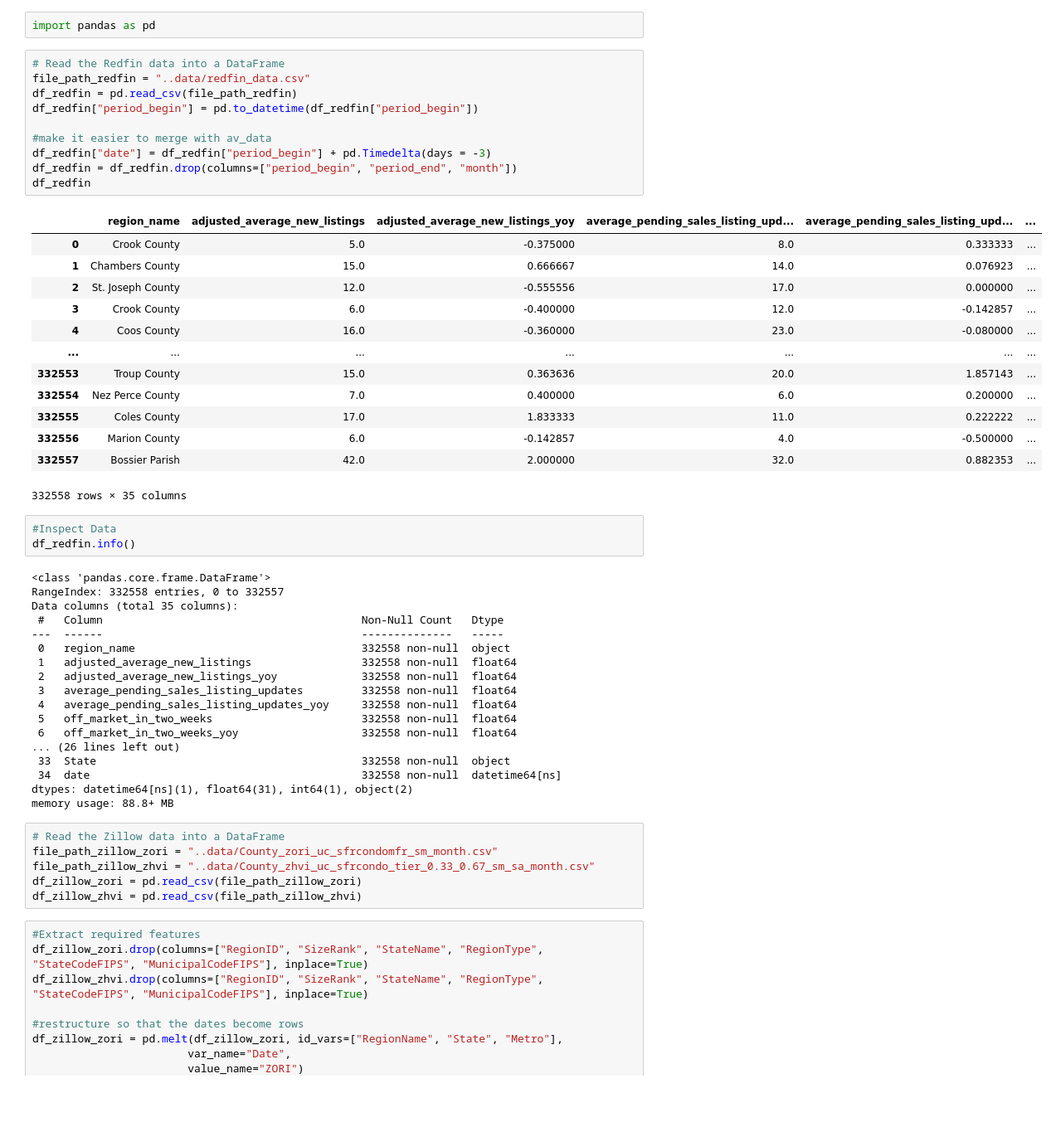
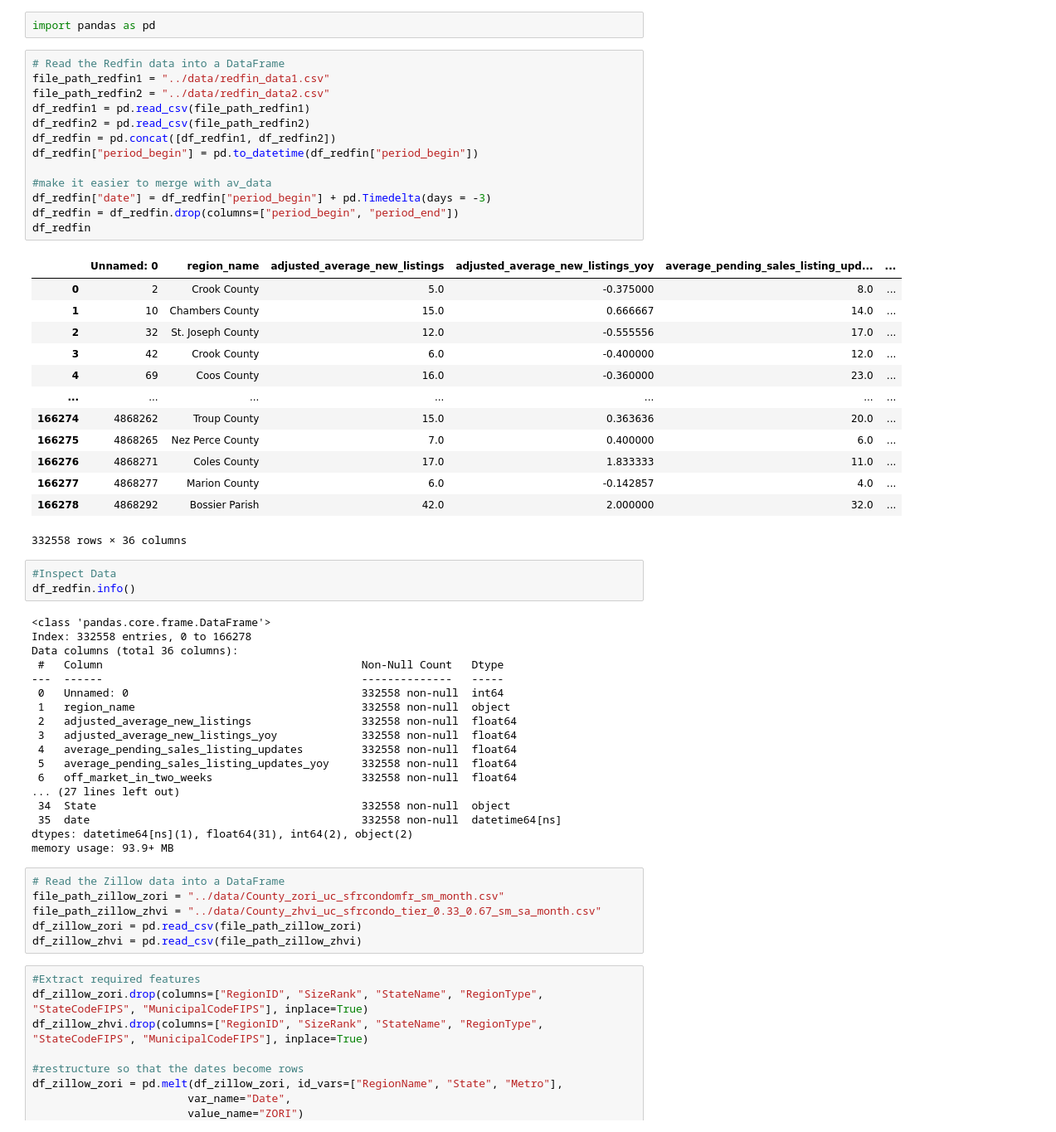
Before and after one commit to itsGarrin/us-residential-housing-price-prediction, a Jupyter notebook: notebooks/data_preprocessing.ipynb, the cells around one changed output. Shown at 83% size. Cells and saved outputs as stored; diff of their text form; blank space fills up the shorter version.

```diff
--- a/notebooks/data_preprocessing.ipynb
+++ b/notebooks/data_preprocessing.ipynb
@@ -9,53 +9,56 @@ Mounted at /content/drive
 import pandas as pd
 # %%
 # Read the Redfin data into a DataFrame
-file_path_redfin = "..data/redfin_data.csv"
-df_redfin = pd.read_csv(file_path_redfin)
+file_path_redfin1 = "../data/redfin_data1.csv"
+file_path_redfin2 = "../data/redfin_data2.csv"
+df_redfin1 = pd.read_csv(file_path_redfin1)
+df_redfin2 = pd.read_csv(file_path_redfin2)
+df_redfin = pd.concat([df_redfin1, df_redfin2])
 df_redfin["period_begin"] = pd.to_datetime(df_redfin["period_begin"])
 
 #make it easier to merge with av_data
 df_redfin["date"] = df_redfin["period_begin"] + pd.Timedelta(days = -3)
-df_redfin = df_redfin.drop(columns=["period_begin", "period_end", "month"])
+df_redfin = df_redfin.drop(columns=["period_begin", "period_end"])
 df_redfin
 # %% [output]
-|  | region_name | adjusted_average_new_listings | adjusted_average_new_listings_yoy | average_pending_sales_listing_upd... | average_pending_sales_listing_upd... | ... |
-| 0 | Crook County | 5.0 | -0.375000 | 8.0 | 0.333333 | ... |
-| 1 | Chambers County | 15.0 | 0.666667 | 14.0 | 0.076923 | ... |
-| 2 | St. Joseph County | 12.0 | -0.555556 | 17.0 | 0.000000 | ... |
-| 3 | Crook County | 6.0 | -0.400000 | 12.0 | -0.142857 | ... |
-| 4 | Coos County | 16.0 | -0.360000 | 23.0 | -0.080000 | ... |
+|  | Unnamed: 0 | region_name | adjusted_average_new_listings | adjusted_average_new_listings_yoy | average_pending_sales_listing_upd... | ... |
+| 0 | 2 | Crook County | 5.0 | -0.375000 | 8.0 | ... |
+| 1 | 10 | Chambers County | 15.0 | 0.666667 | 14.0 | ... |
+| 2 | 32 | St. Joseph County | 12.0 | -0.555556 | 17.0 | ... |
+| 3 | 42 | Crook County | 6.0 | -0.400000 | 12.0 | ... |
+| 4 | 69 | Coos County | 16.0 | -0.360000 | 23.0 | ... |
 | ... | ... | ... | ... | ... | ... | ... |
-| 332553 | Troup County | 15.0 | 0.363636 | 20.0 | 1.857143 | ... |
-| 332554 | Nez Perce County | 7.0 | 0.400000 | 6.0 | 0.200000 | ... |
-| 332555 | Coles County | 17.0 | 1.833333 | 11.0 | 0.222222 | ... |
-| 332556 | Marion County | 6.0 | -0.142857 | 4.0 | -0.500000 | ... |
-| 332557 | Bossier Parish | 42.0 | 2.000000 | 32.0 | 0.882353 | ... |
+| 166274 | 4868262 | Troup County | 15.0 | 0.363636 | 20.0 | ... |
+| 166275 | 4868265 | Nez Perce County | 7.0 | 0.400000 | 6.0 | ... |
+| 166276 | 4868271 | Coles County | 17.0 | 1.833333 | 11.0 | ... |
+| 166277 | 4868277 | Marion County | 6.0 | -0.142857 | 4.0 | ... |
+| 166278 | 4868292 | Bossier Parish | 42.0 | 2.000000 | 32.0 | ... |
-332558 rows × 35 columns
+332558 rows × 36 columns
 # %%
 #Inspect Data
 df_redfin.info()
 # %% [output]
 <class 'pandas.core.frame.DataFrame'>
-RangeIndex: 332558 entries, 0 to 332557
-Data columns (total 35 columns):
+Index: 332558 entries, 0 to 166278
+Data columns (total 36 columns):
  #   Column                                        Non-Null Count   Dtype
 ---  ------                                        --------------   -----
- 0   region_name                                   332558 non-null  object
- 1   adjusted_average_new_listings                 332558 non-null  float64
- 2   adjusted_average_new_listings_yoy             332558 non-null  float64
- 3   average_pending_sales_listing_updates         332558 non-null  float64
- 4   average_pending_sales_listing_updates_yoy     332558 non-null  float64
- 5   off_market_in_two_weeks                       332558 non-null  float64
- 6   off_market_in_two_weeks_yoy                   332558 non-null  float64
-... (26 lines left out)
- 33  State                                         332558 non-null  object
- 34  date                                          332558 non-null  datetime64[ns]
-dtypes: datetime64[ns](1), float64(31), int64(1), object(2)
-memory usage: 88.8+ MB
+ 0   Unnamed: 0                                    332558 non-null  int64
+ 1   region_name                                   332558 non-null  object
+ 2   adjusted_average_new_listings                 332558 non-null  float64
+ 3   adjusted_average_new_listings_yoy             332558 non-null  float64
+ 4   average_pending_sales_listing_updates         332558 non-null  float64
+ 5   average_pending_sales_listing_updates_yoy     332558 non-null  float64
+ 6   off_market_in_two_weeks                       332558 non-null  float64
+... (27 lines left out)
+ 34  State                                         332558 non-null  object
+ 35  date                                          332558 non-null  datetime64[ns]
+dtypes: datetime64[ns](1), float64(31), int64(2), object(2)
+memory usage: 93.9+ MB
 # %%
 # Read the Zillow data into a DataFrame
-file_path_zillow_zori = "..data/County_zori_uc_sfrcondomfr_sm_month.csv"
-file_path_zillow_zhvi = "..data/County_zhvi_uc_sfrcondo_tier_0.33_0.67_sm_sa_month.csv"
+file_path_zillow_zori = "../data/County_zori_uc_sfrcondomfr_sm_month.csv"
+file_path_zillow_zhvi = "../data/County_zhvi_uc_sfrcondo_tier_0.33_0.67_sm_sa_month.csv"
 df_zillow_zori = pd.read_csv(file_path_zillow_zori)
 df_zillow_zhvi = pd.read_csv(file_path_zillow_zhvi)
 # %%
```
Also changed, not shown: parts of 3 cells of this notebook, 6 other files.
